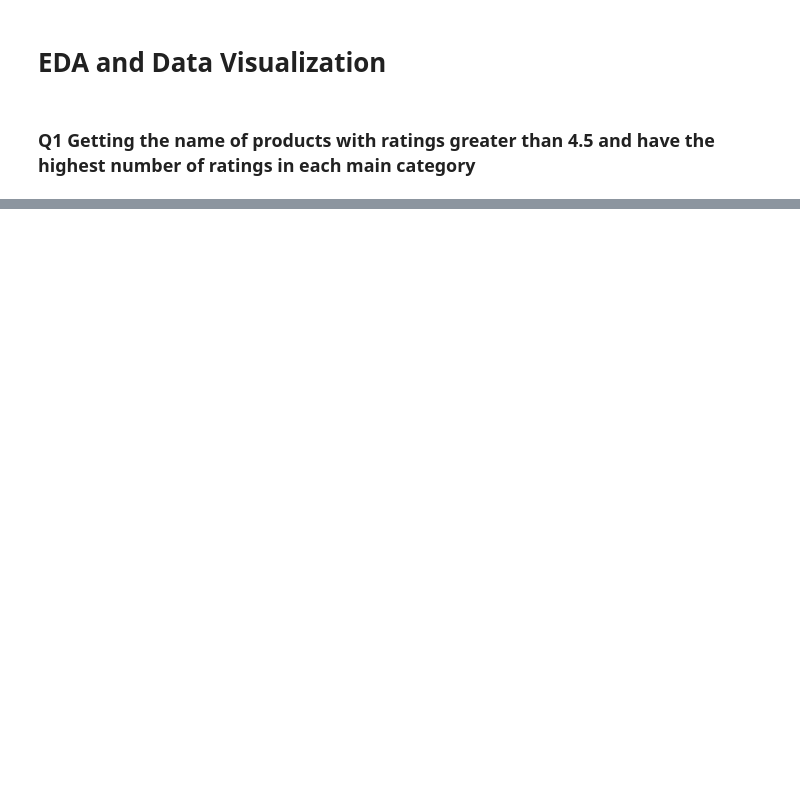
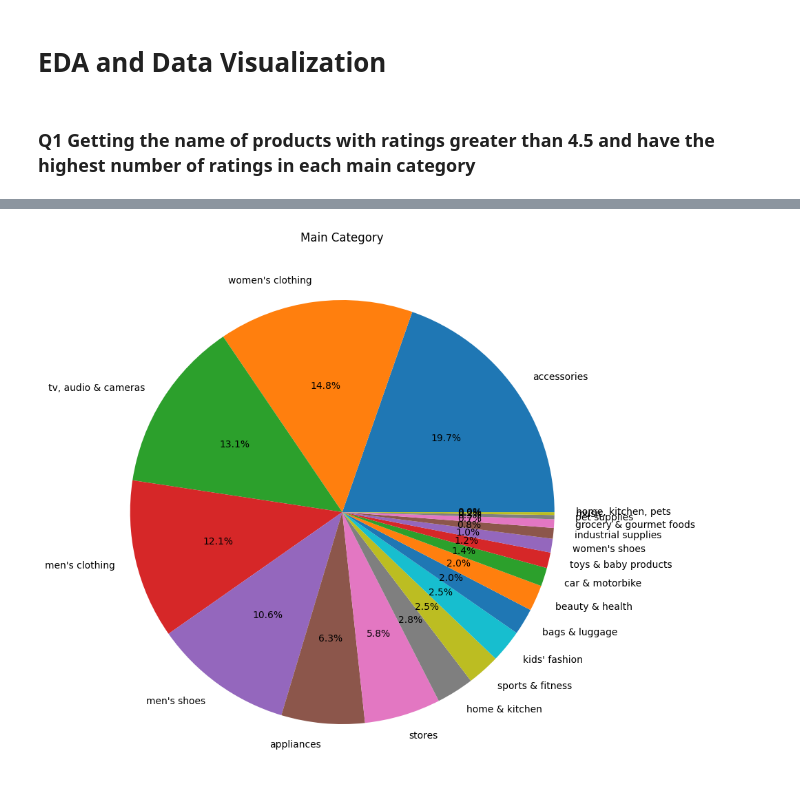
Before and after one commit to Harsh502s/Python-Assignments, a Jupyter notebook: Notebooks/Python Assignment 6 Data Viz.ipynb, the cells around one changed output, grey strips where cells are left out. Drawn from its saved outputs; the diff is of its cells as text; code cells hidden in the pictures; blank space fills up the shorter version.

```diff
--- a/Notebooks/Python Assignment 6 Data Viz.ipynb
+++ b/Notebooks/Python Assignment 6 Data Viz.ipynb
@@ -162,0 +152,9 @@ top_products_main_category
+# %%
+# Pie chart for the main category based on the number of products
+
+plt.figure(figsize=(10, 10))
+plt.pie(df["main_category"].value_counts(), labels=df["main_category"].value_counts().index, autopct="%1.1f%%")
+plt.title("Main Category")
+plt.show()
+# %% [output]
+[figure, added]
```
Also changed, not shown: parts of 4 cells of this notebook, 1 other file.
